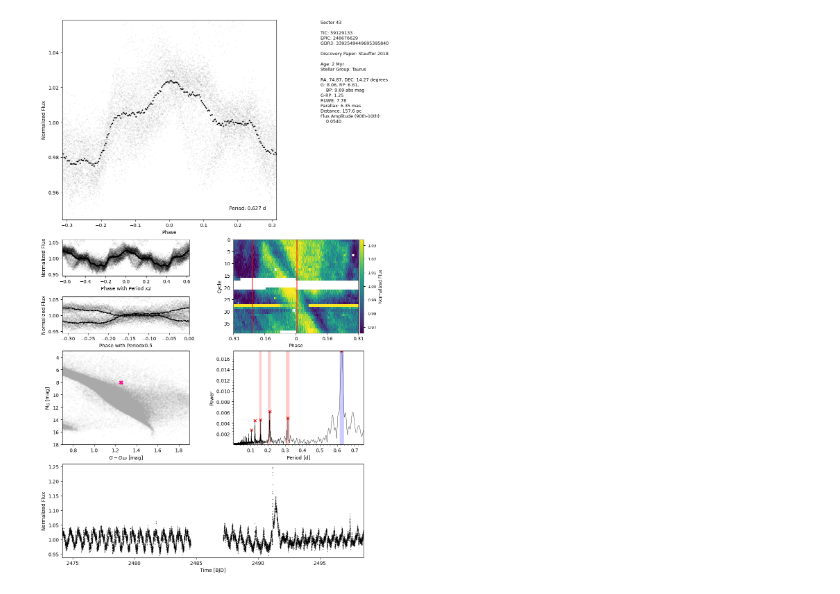
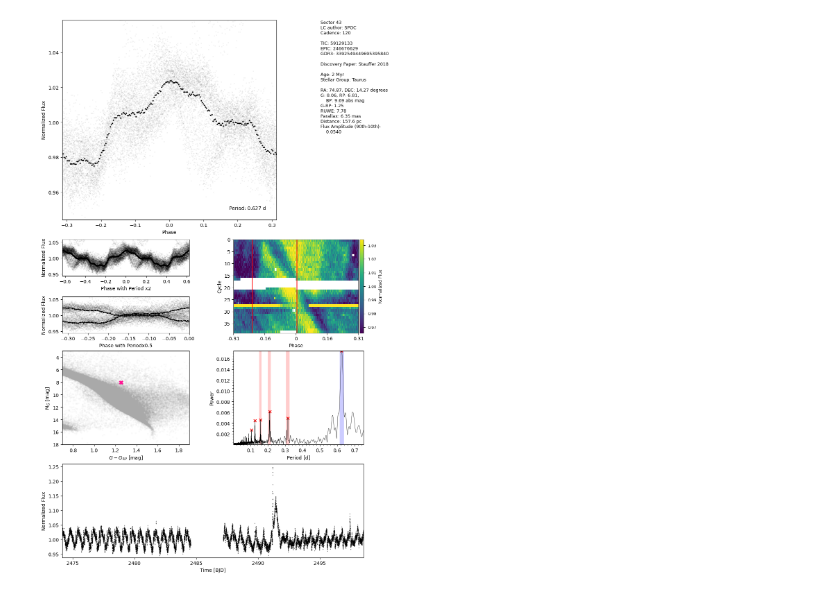
Before and after one commit to sarahedraves/complexrotators, a Jupyter notebook: updatingpipelinefnspt4.ipynb, the cells around one changed output. Saved outputs shown, nothing was run; the diff lists cells and outputs as text; code cells hidden in the pictures.

```diff
--- a/updatingpipelinefnspt4.ipynb
+++ b/updatingpipelinefnspt4.ipynb
@@ -20,12 +20,13 @@ import warnings
 warnings.filterwarnings("ignore")
 # %%
 gaiatable=pd.read_csv('makingtable/cleanedgaiadata.csv')
+id_table=pd.read_csv('makingtable/idswithdiscopaper.csv')
 # %%
 mylc=get_lc_string('TIC-59129133-43-SPOC-120')
 mylc2=get_lc_string('TIC-59129133-5-FFI-30min')
 mylc3=get_lc_string('EPIC-246676629-13-EVEREST-1800')
 # %%
-multiplot3(mylc,'TIC-59129133-43-SPOC-120',gaiatable)
+multiplot3(mylc,'TIC-59129133-43-SPOC-120',gaiatable,id_table)
 # %% [output]
-[figure, old version]
+[figure, new version]
 # %%
```
Also changed, not shown: parts of 5 cells of this notebook, 18 other files.
